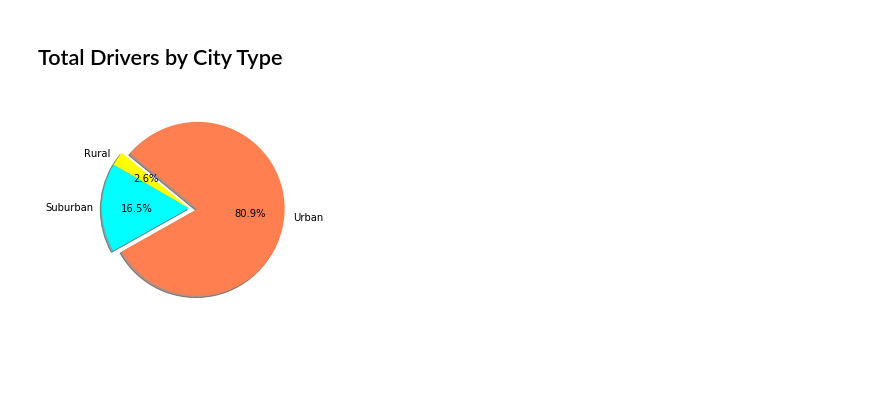
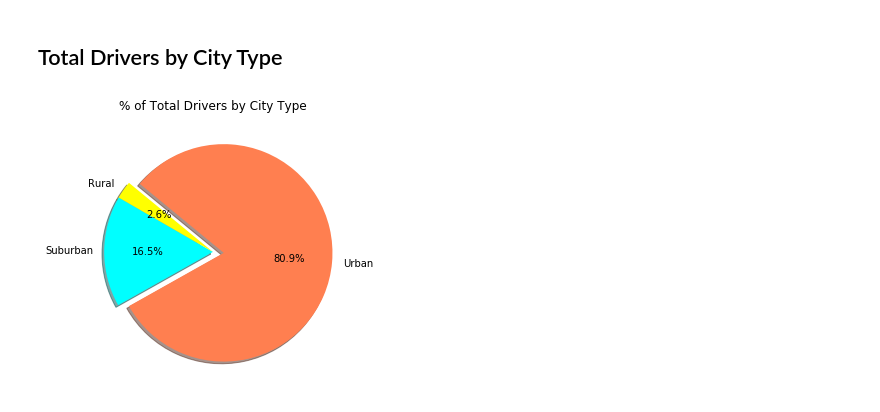
Before and after one commit to phamkdaniel/Pyber, a Jupyter notebook: pyber_starter.ipynb, the cells around one changed output. Cells and saved outputs as stored; diff of their text form; code cells hidden in the pictures; blank space fills up the shorter version.

```diff
--- a/pyber_starter.ipynb
+++ b/pyber_starter.ipynb
@@ -138,24 +145,38 @@ plt.show()
 # %% [markdown]
 ## Total Drivers by City Type
 # %%
+# Remove duplicate rows of city and driver_count
+unique_suburban = suburban_data_df.drop_duplicates(subset="city", keep="first", inplace=False)
+unique_urban = urban_data_df.drop_duplicates(subset="city", keep="first", inplace=False)
+unique_rural = rural_data_df.drop_duplicates(subset="city", keep="first", inplace=False)
+
+
 # Calculate Driver Percents
 total_driver_count = combined_data_df.groupby(["type", "city"])["driver_count"].mean().sum()
 
-suburban_driver_pct = suburban_data_df.groupby("city")["driver_count"].mean().sum() / total_driver_count *100
-urban_driver_pct = urban_data_df.groupby("city")["driver_count"].mean().sum() / total_driver_count *100
-rural_driver_pct = rural_data_df.groupby("city")["driver_count"].mean().sum() / total_driver_count *100
+suburban_driver_pct = unique_suburban["driver_count"].sum() / total_driver_count *100
+urban_driver_pct = unique_urban["driver_count"].sum() / total_driver_count *100
+rural_driver_pct = unique_rural["driver_count"].sum() / total_driver_count *100
+
+# suburban_driver_pct = suburban_data_df.groupby("city")["driver_count"].mean().sum() / total_driver_count *100
+# urban_driver_pct = urban_data_df.groupby("city")["driver_count"].mean().sum() / total_driver_count *100
+# rural_driver_pct = rural_data_df.groupby("city")["driver_count"].mean().sum() / total_driver_count *100
 
 driver_pct = [suburban_driver_pct, urban_driver_pct, rural_driver_pct]
 
 
 # Build Pie Charts
+plt.figure(figsize=(10,5))
 plt.pie(driver_pct, explode=expl, colors=pct_colors, labels=pct_labels,
        autopct="%.1f%%", shadow=True, startangle=150)
+plt.title("% of Total Drivers by City Type")
 
 
 # Save Figure
+# plt.savefig("drivers_by_city.png")
+
 
 # Show Figure
 plt.show()
 # %% [output]
-[figure, old version]
+[figure, new version]
```
Also changed, not shown: parts of 7 cells of this notebook.
